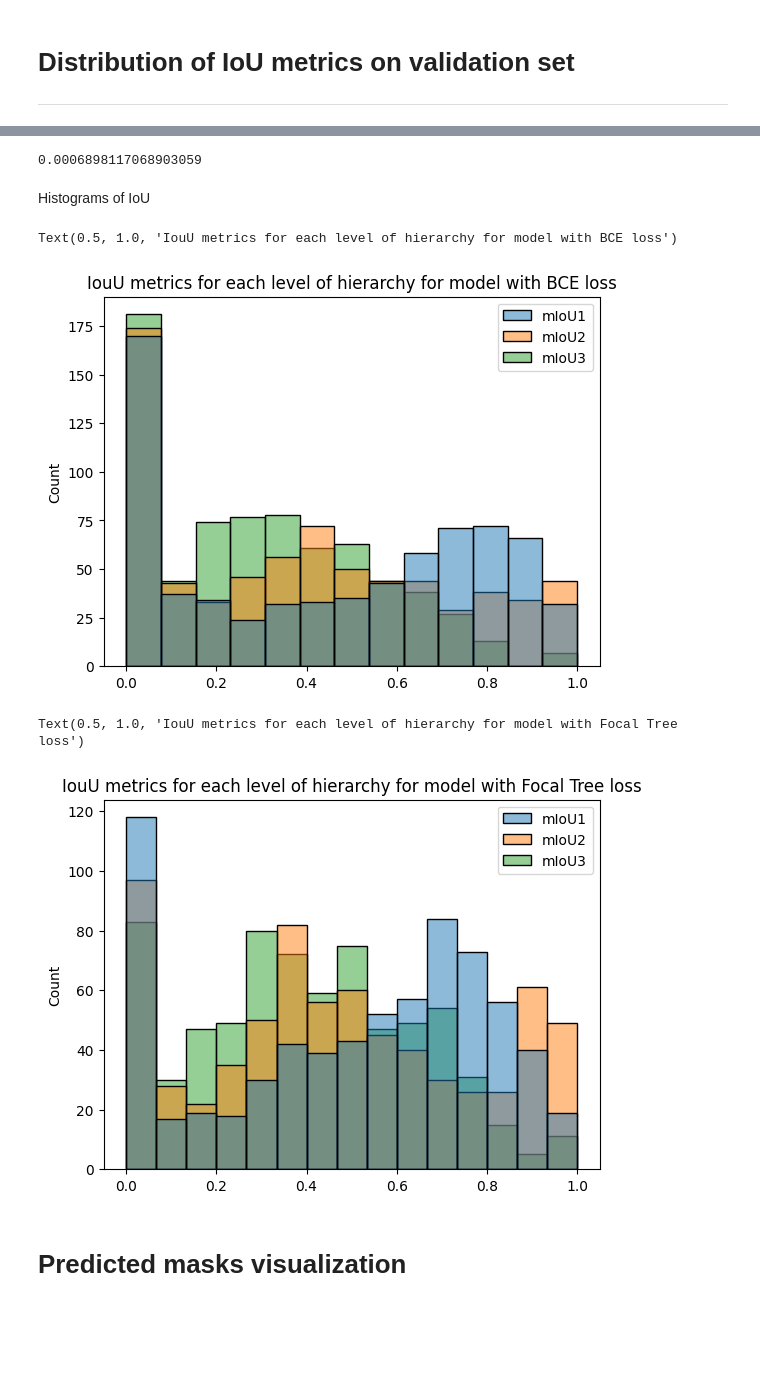
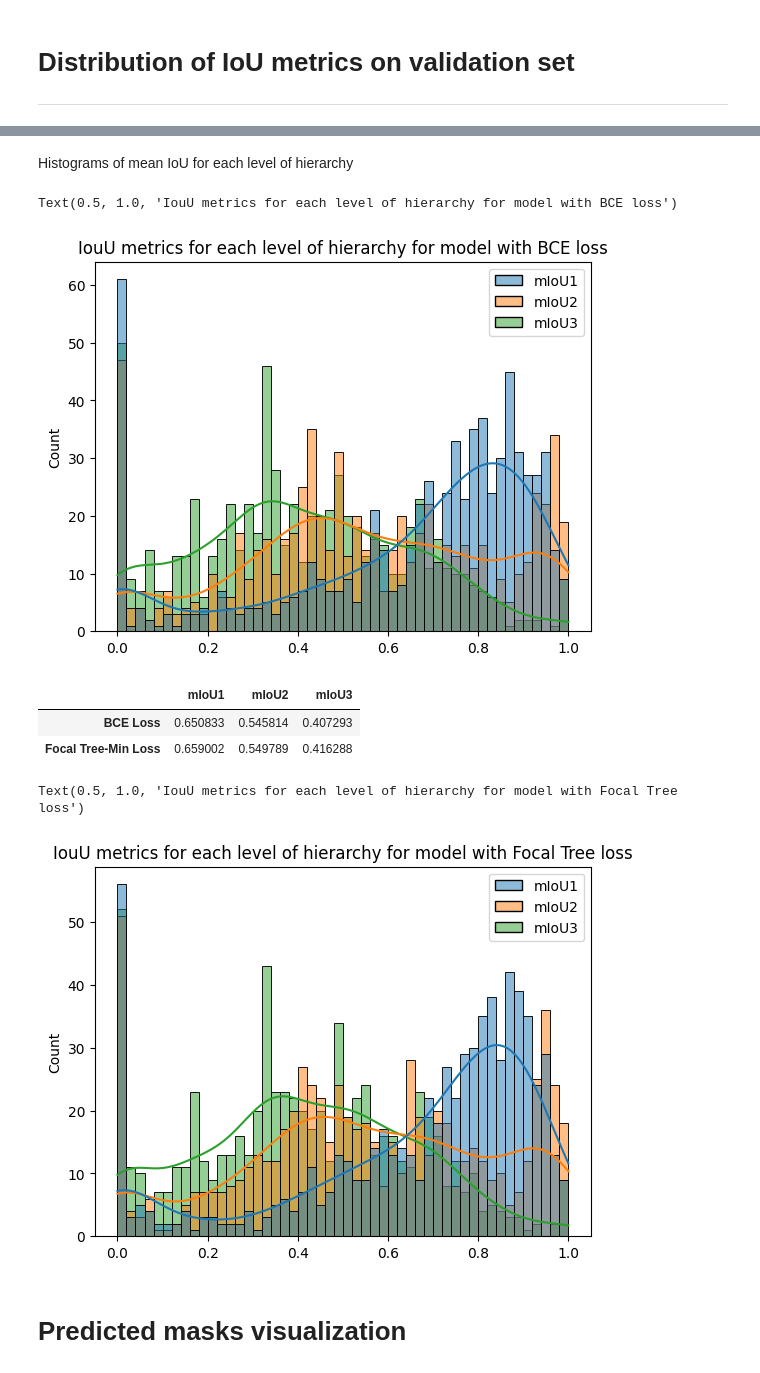
Before and after one commit to Viktor-Sok/Hierarchical_Semantic_Segmentation_Pascal_part, a Jupyter notebook: Notebooks/Model_comparison.ipynb, the cells around one changed output, grey strips where cells are left out. Saved outputs shown, nothing was run; the diff lists cells and outputs as text; code cells hidden in the pictures; blank space fills up the shorter version.

```diff
--- a/Notebooks/Model_comparison.ipynb
+++ b/Notebooks/Model_comparison.ipynb
@@ -236,6 +236,7 @@ model2 = smp.Unet(
     in_channels=3,                  # model input channels (1 for gray-scale images, 3 for RGB, etc.)
     classes=9                    # model output channels (number of classes in your dataset)
 )
+model2.segmentation_head[2].activation = torch.nn.Sigmoid()
 # %%
 model1.load_state_dict(model_data1['model_state_dict']) # bce_loss
 model2.load_state_dict(model_data2['model_state_dict']) #focal_tree_loss
@@ -359,26 +322,29 @@ plt.imshow(m.squeeze())
 # %%
 log1 = evaluate_model(model1)
-# %%
-log1[0].mean()
-# %% [output]
-0.0006898117068903059
 # %%
 log2 = evaluate_model(model2)
 # %% [markdown]
-Histograms of IoU
+Histograms of mean IoU for each level of hierarchy
 # %%
 import seaborn as sns
-sns.histplot({"mIoU1" : log1[0], "mIoU2" : log1[1], "mIoU3" : log1[2]})
+sns.histplot({"mIoU1" : log1[0], "mIoU2" : log1[1], "mIoU3" : log1[2]}, kde = True, bins = 50)
 plt.title("IouU metrics for each level of hierarchy for model with BCE loss")
 # %% [output]
 Text(0.5, 1.0, 'IouU metrics for each level of hierarchy for model with BCE loss')
-[figure, old version]
+[figure, new version]
+# %%
+meanIoU = pd.DataFrame({"mIoU1":[log1[0].mean(), log2[0].mean()],"mIoU2":[log1[1].mean(), log2[1].mean()],"mIoU3":[log1[2].mean(), log2[2].mean()]}, index = ["BCE Loss", "Focal Tree-Min Loss"])
+meanIoU
+# %% [output]
+|  | mIoU1 | mIoU2 | mIoU3 |
+| BCE Loss | 0.650833 | 0.545814 | 0.407293 |
+| Focal Tree-Min Loss | 0.659002 | 0.549789 | 0.416288 |
 # %%
-sns.histplot({"mIoU1" : log2[0], "mIoU2" : log2[1], "mIoU3" : log2[2]})
+sns.histplot({"mIoU1" : log2[0], "mIoU2" : log2[1], "mIoU3" : log2[2]},  kde = True, bins = 50)
 plt.title("IouU metrics for each level of hierarchy for model with Focal Tree loss")
 # %% [output]
 Text(0.5, 1.0, 'IouU metrics for each level of hierarchy for model with Focal Tree loss')
-[figure, old version]
+[figure, new version]
 # %% [markdown]
 # Predicted masks visualization
 # %%
```
Also changed, not shown: parts of 26 cells of this notebook.
